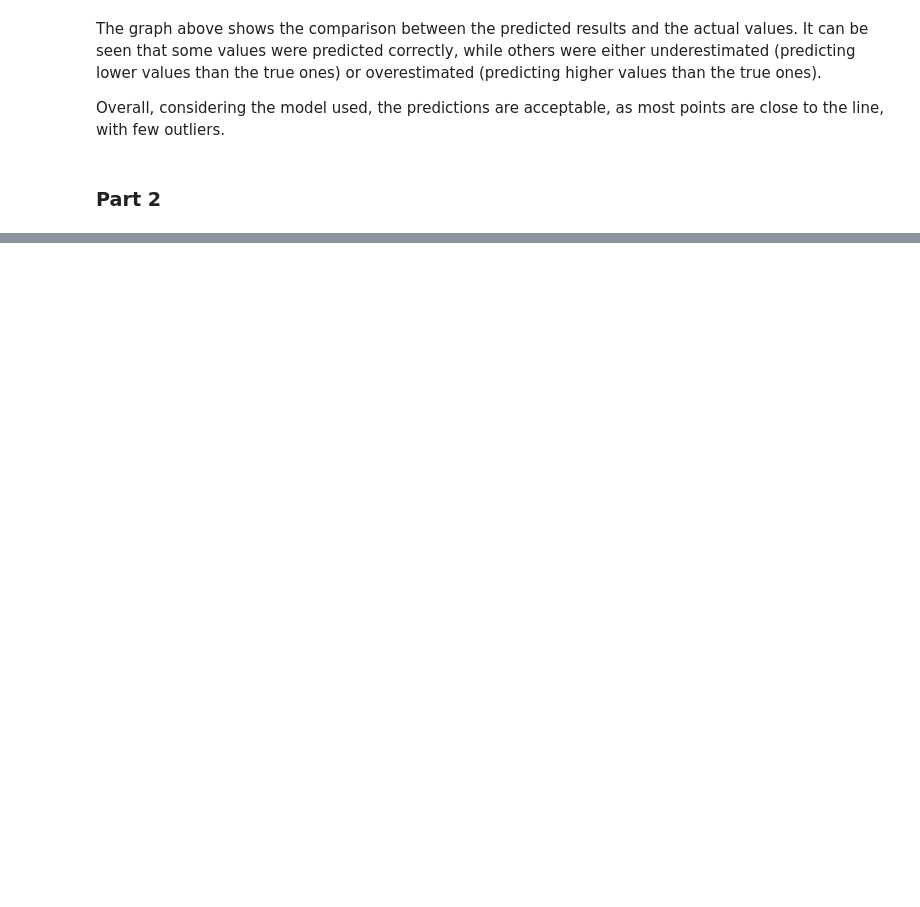
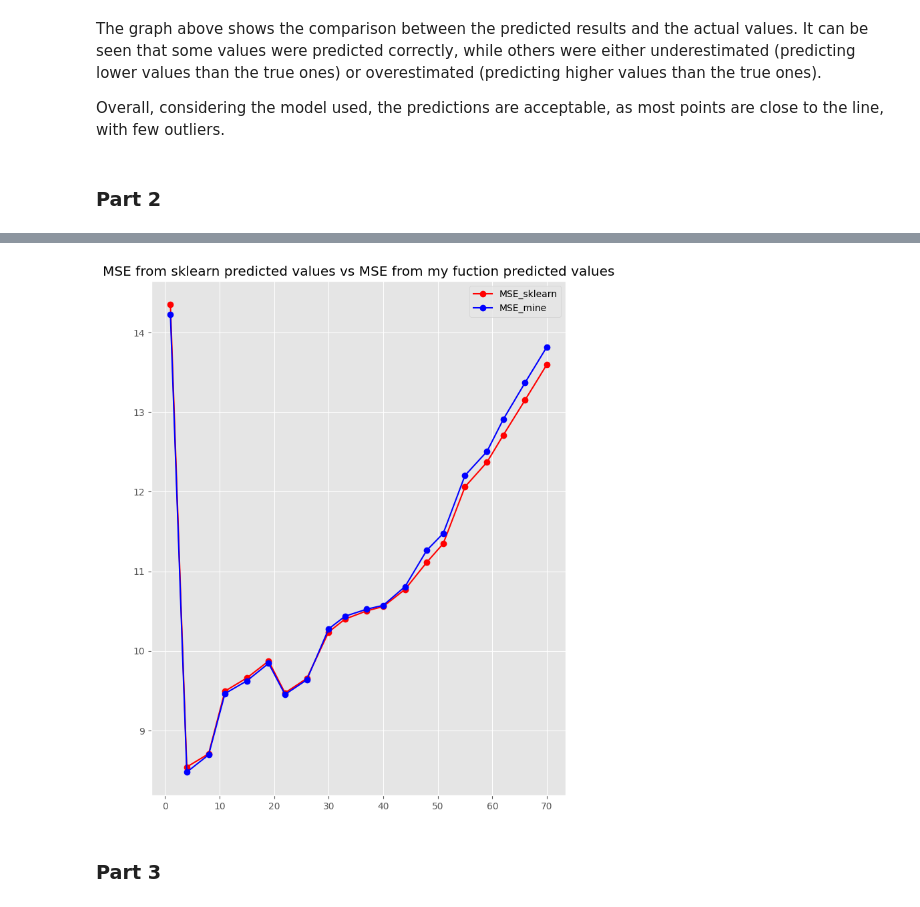
Before and after one commit to samylesousa/introduction-data-science, a Jupyter notebook: exercise-simple-knn-regression/exercise-simple-knn.ipynb, the cells around one changed output, grey strips where cells are left out. Cells and saved outputs as stored; diff of their text form; code cells hidden in the pictures; blank space fills up the shorter version.

Commit message:
kneighbors with k > 1

```diff
--- a/exercise-simple-knn-regression/exercise-simple-knn.ipynb
+++ b/exercise-simple-knn-regression/exercise-simple-knn.ipynb
@@ -102,0 +129,14 @@ Part 2: Generalizing KNN
+# %%
+from sklearn.neighbors import KNeighborsRegressor
+
+k_list = np.linspace(1, 70, num=20, dtype=int)
+MSE_sklearn = {}
+MSE_mine = {}
+
+for i in k_list:
+    neigh_sklearn = KNeighborsRegressor(n_neighbors=i)
+    neigh_sklearn.fit(X_train, y_train)
+    neigh_mine = list(kneighbors(X_test, X_train, y_train, i).values())
+    predictions_sklearn = neigh_sklearn.predict(X_test)
+    MSE_sklearn[f"{i} neighboors"] = mean_squared_error(y_test, predictions_sklearn)
+    MSE_mine[f"{i} neighboors"] = mean_squared_error(y_test, neigh_mine)
@@ -102,0 +145,5 @@ Part 2: Generalizing KNN
+# %%
+dt_kneighboors = pd.DataFrame({"Neighboors": k_list,
+                               "MSE_sklearn":list(MSE_sklearn.values()),
+                               "MSE_mine": list(MSE_mine.values())})
+dt_kneighboors
@@ -102,0 +172,10 @@ Part 2: Generalizing KNN
+# %%
+fig, ax = plt.subplots(figsize=(8, 10))
+ax.plot(dt_kneighboors["Neighboors"], dt_kneighboors["MSE_sklearn"], 'o-r', label="MSE_sklearn")
+ax.plot(dt_kneighboors["Neighboors"], dt_kneighboors["MSE_mine"], 'o-b', label="MSE_mine")
+ax.set_title("MSE from sklearn predicted values vs MSE from my fuction predicted values");
+ax.legend(["MSE_sklearn", "MSE_mine"]);
+# %% [output]
+[figure, added]
+# %% [markdown]
+### Part 3
```
Also changed, not shown: parts of 12 cells of this notebook, 3 other files.
